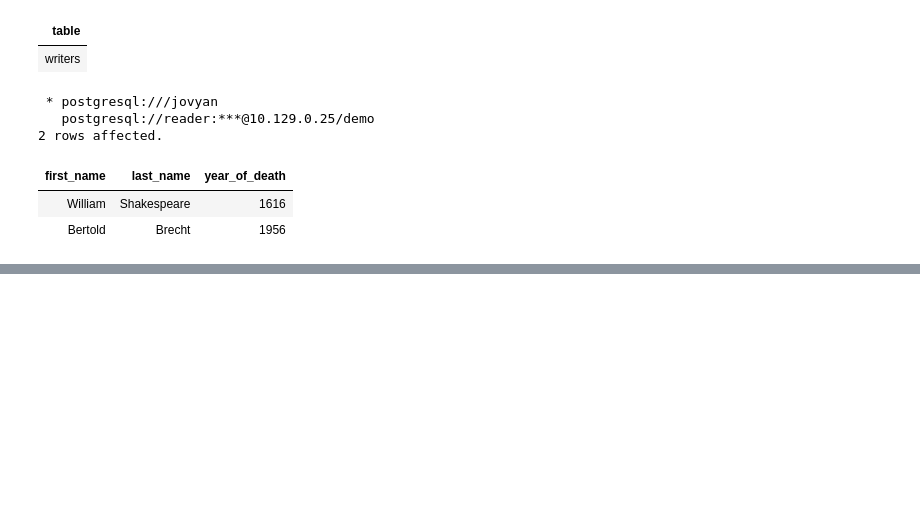
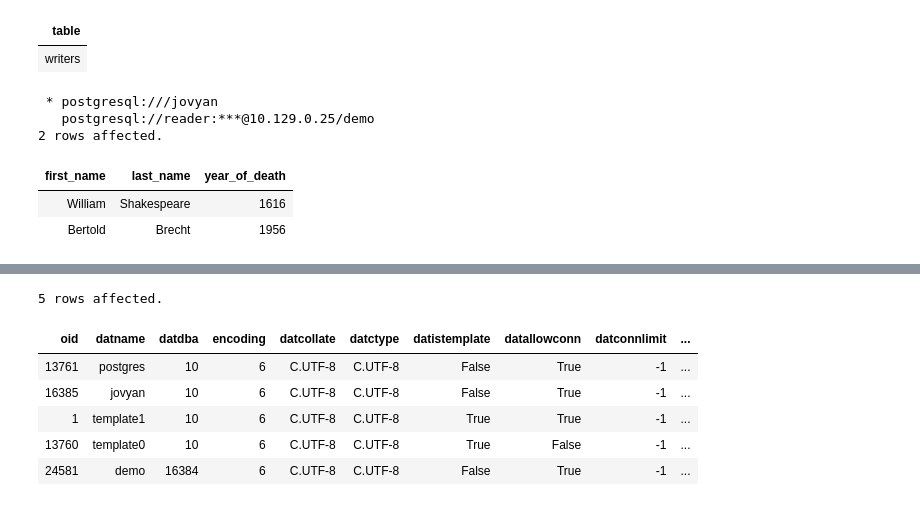
Before and after one commit to Derniska/python_practice_9, a Jupyter notebook: sql_training.ipynb, the cells around one changed output, grey strips where cells are left out. Cells and saved outputs as stored; diff of their text form; code cells hidden in the pictures; blank space fills up the shorter version.

```diff
--- a/sql_training.ipynb
+++ b/sql_training.ipynb
@@ -314,0 +297,11 @@ ALTER DATABASE
+# %%
+%%sql postgresql:///demo
+    SELECT * FROM pg_database
+# %% [output]
+5 rows affected.
+| oid | datname | datdba | encoding | datcollate | datctype | datistemplate | datallowconn | datconnlimit | ... |
+| 13761 | postgres | 10 | 6 | C.UTF-8 | C.UTF-8 | False | True | -1 | ... |
+| 16385 | jovyan | 10 | 6 | C.UTF-8 | C.UTF-8 | False | True | -1 | ... |
+| 1 | template1 | 10 | 6 | C.UTF-8 | C.UTF-8 | True | True | -1 | ... |
+| 13760 | template0 | 10 | 6 | C.UTF-8 | C.UTF-8 | True | False | -1 | ... |
+| 24581 | demo | 16384 | 6 | C.UTF-8 | C.UTF-8 | False | True | -1 | ... |
```
Also changed, not shown: parts of 2 cells of this notebook, 2 other files.
